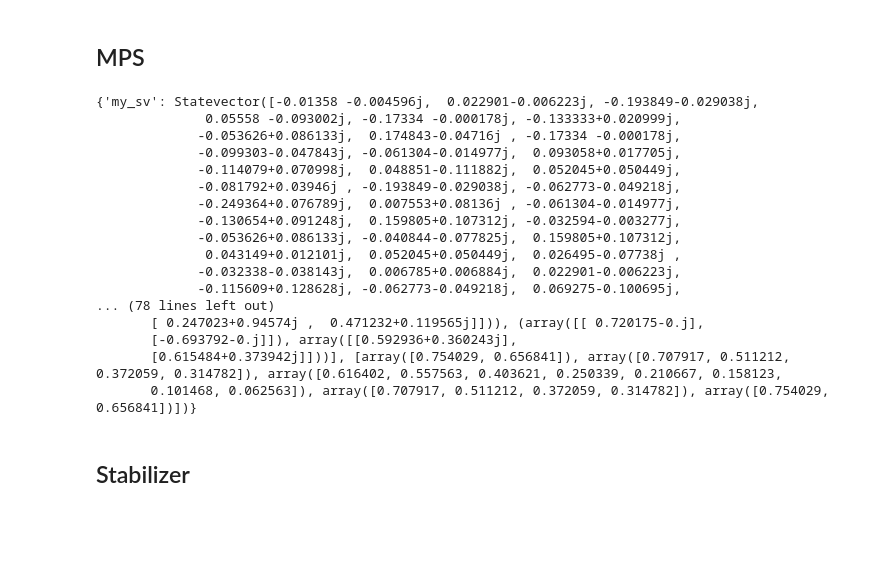
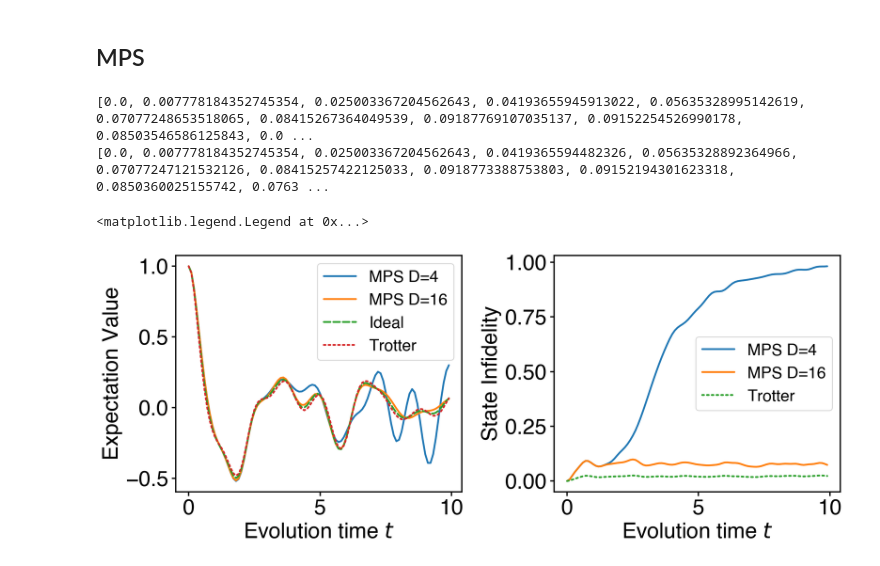
Before and after one commit to Jue-Xu/Pauli-Propagation-Hamiltonian-Expectation, a Jupyter notebook: MPS.ipynb, the cells around one changed output. Saved outputs shown, nothing was run; the diff lists cells and outputs as text; code cells hidden in the pictures; blank space fills up the shorter version.

```diff
--- a/MPS.ipynb
+++ b/MPS.ipynb
@@ -139,33 +147,38 @@ ax.legend(['QiskitAer', 'Ideal', 'Trotter'])
 # %% [markdown]
 ## MPS
 # %%
-# Decompose the circuit to basis gates supported by AerSimulator
-decomposed_circuit = circuit_pf1_eo_0.decompose(reps=1)
-decomposed_circuit.save_matrix_product_state(label='my_mps')
-decomposed_circuit.save_statevector(label='my_sv')
-sim_mps = AerSimulator(method='matrix_product_state', matrix_product_state_truncation_threshold=1e-10, matrix_product_state_max_bond_dimension=64)
+sim_mps4 = AerSimulator(method='matrix_product_state', matrix_product_state_truncation_threshold=1e-10, matrix_product_state_max_bond_dimension=4)
+sim_mps16 = AerSimulator(method='matrix_product_state', matrix_product_state_truncation_threshold=1e-19, matrix_product_state_max_bond_dimension=512)
 
-job_mps = sim_mps.run(decomposed_circuit)
-final_mps = job_mps.result().data(0)
-print(final_mps)
-# convert mps to statevector
+res_mps4 = sim_mps4.run(circ_pf1.decompose()).result().data()
+res_mps16 = sim_mps16.run(circ_pf1.decompose()).result().data()
+# print(res_mps)
+expvals_mps4 = [expect_value(obs, res_mps4[str(d)].data) for d in range(r)]
+expvals_mps16 = [expect_value(obs, res_mps16[str(d)].data) for d in range(r)]
+# evaluate the fidelity between ideal state and Trotter state as well as MPS state
+fid_trott = [1-abs(np.vdot(qmfi_ideal_states[i], qmfi_trott_states[i]))**2 for i in range(r)]
+fid_mps4 = [1-abs(np.vdot(qmfi_trott_states[i], res_mps4[str(i)].data))**2 for i in range(r)]
+fid_mps16 = [1-abs(np.vdot(qmfi_trott_states[i], res_mps16[str(i)].data))**2 for i in range(r)]
+print(fid_mps4)
+print(fid_mps16)
+t_list = [d*dt for d in range(r)]
+
+fig, axes = plt.subplots(1, 2, figsize=(12, 5))
+axes[0].plot(t_list, expvals_mps4, label='MPS D=4')
+axes[0].plot(t_list, expvals_mps16, label='MPS D=16')
+axes[0].plot(t_list, qmfi_ideal_expvals, '--', label='Ideal')
+axes[0].plot(t_list, qmfi_trott_expvals, ':', label='Trotter')
+axes[0].set_xlabel('Evolution time $t$')
+axes[0].set_ylabel('Expectation Value')
+axes[0].legend()
+axes[1].plot(t_list, fid_mps4, label='MPS D=4')
+axes[1].plot(t_list, fid_mps16, label='MPS D=16')
+axes[1].plot(t_list, fid_trott, ':', label='Trotter')
+axes[1].set_xlabel('Evolution time $t$')
+axes[1].set_ylabel('State Infidelity')
+axes[1].legend()
 # %% [output]
-{'my_sv': Statevector([-0.01358 -0.004596j,  0.022901-0.006223j, -0.193849-0.029038j,
-              0.05558 -0.093002j, -0.17334 -0.000178j, -0.133333+0.020999j,
-             -0.053626+0.086133j,  0.174843-0.04716j , -0.17334 -0.000178j,
-             -0.099303-0.047843j, -0.061304-0.014977j,  0.093058+0.017705j,
-             -0.114079+0.070998j,  0.048851-0.111882j,  0.052045+0.050449j,
-             -0.081792+0.03946j , -0.193849-0.029038j, -0.062773-0.049218j,
-             -0.249364+0.076789j,  0.007553+0.08136j , -0.061304-0.014977j,
-             -0.130654+0.091248j,  0.159805+0.107312j, -0.032594-0.003277j,
-             -0.053626+0.086133j, -0.040844-0.077825j,  0.159805+0.107312j,
-              0.043149+0.012101j,  0.052045+0.050449j,  0.026495-0.07738j ,
-             -0.032338-0.038143j,  0.006785+0.006884j,  0.022901-0.006223j,
-             -0.115609+0.128628j, -0.062773-0.049218j,  0.069275-0.100695j,
-... (78 lines left out)
-       [ 0.247023+0.94574j ,  0.471232+0.119565j]])), (array([[ 0.720175-0.j],
-       [-0.693792-0.j]]), array([[0.592936+0.360243j],
-       [0.615484+0.373942j]]))], [array([0.754029, 0.656841]), array([0.707917, 0.511212, 0.372059, 0.314782]), array([0.616402, 0.557563, 0.403621, 0.250339, 0.210667, 0.158123,
-       0.101468, 0.062563]), array([0.707917, 0.511212, 0.372059, 0.314782]), array([0.754029, 0.656841])])}
+[0.0, 0.007778184352745354, 0.025003367204562643, 0.04193655945913022, 0.05635328995142619, 0.07077248653518065, 0.08415267364049539, 0.09187769107035137, 0.09152254526990178, 0.08503546586125843, 0.0 ...
+[0.0, 0.007778184352745354, 0.025003367204562643, 0.0419365594482326, 0.05635328892364966, 0.07077247121532126, 0.08415257422125033, 0.0918773388753803, 0.09152194301623318, 0.0850360025155742, 0.0763 ...
+<matplotlib.legend.Legend at 0x...>
+[figure, added]
-# %% [markdown]
-## Stabilizer
```
Also changed, not shown: parts of 9 cells of this notebook, 6 other files.
